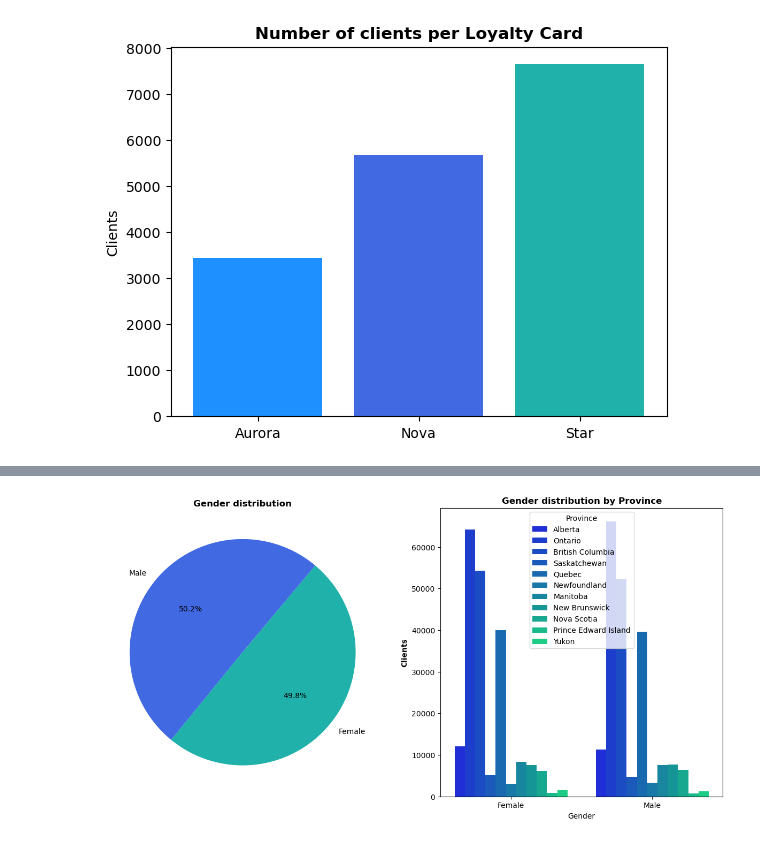
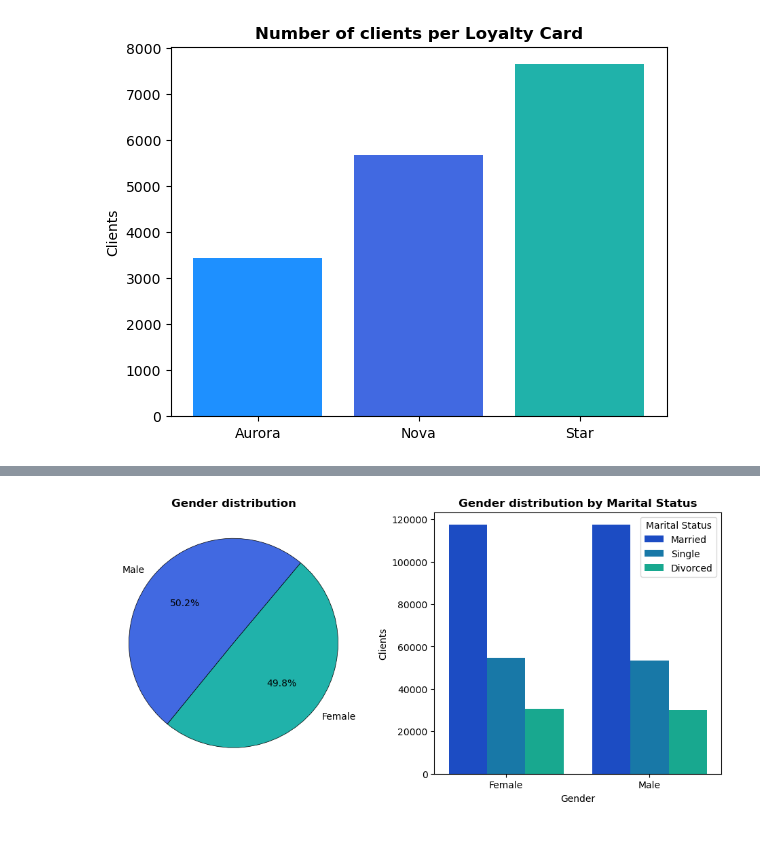
Before and after one commit to Adalab/bda-modulo-3-evaluacion-final-CibiPB, a Jupyter notebook: Notebooks/3. Data Analysis.ipynb, the cells around one changed output, grey strips where cells are left out. Cells and saved outputs as stored; diff of their text form; code cells hidden in the pictures.

```diff
--- a/Notebooks/3. Data Analysis.ipynb
+++ b/Notebooks/3. Data Analysis.ipynb
@@ -217,30 +201,32 @@ Text(0.5, 1.0, 'Gender distribution by Province')
 # %%
-# PLOTS COMBINED
+# DISTRIBUITION BY GENDER AND MARITAL STATUS
 
-fig, axes = plt.subplots(1, 2, figsize=(15, 7))
+df_g = df_full['Gender'].value_counts()
+
+fig, axes = plt.subplots(1, 2, figsize=(12, 5))
 
 
 # FIRST SUBPLOT:
 
 axes[0].pie(df_g, # INDEXING THE GRAPHIC POSITION ON THE PLOTS
-            autopct='%1.1f%%',
+            autopct='%1.1f%%', # ADDING PORCENTAGE AND DETERMINATING A SINGLE DECIMAL
             colors=['royalblue', 'lightseagreen'],
             labels=['Male', 'Female'],
-            startangle=50)
+            startangle=50,wedgeprops={'edgecolor': 'black', 'linewidth': 0.5})
 axes[0].set_title('Gender distribution', fontweight='bold') # ADDING TITLE TO THIS GRAPHIC
 
 
 
 # SECOND SUBPLOT
 
 sns.countplot(x='Gender', # DOES NOT REQUIRE INDEXATION, SINCE ONLY ONE IS LEFT
               data=df_full,
               palette='winter',
-              hue='Province',
+              hue='Marital Status',
               ax=axes[1])  # Specify the axis for the countplot
-axes[1].set_ylabel('Clients', fontweight='bold')
-axes[1].set_title('Gender distribution by Province', fontweight='bold')
+axes[1].set_ylabel('Clients')
+axes[1].set_title('Gender distribution by Marital Status', fontweight='bold')
 
 plt.show()
 # %% [output]
-[figure, old version]
+[figure, new version]
```
Also changed, not shown: parts of 23 cells of this notebook, 2 other files.
